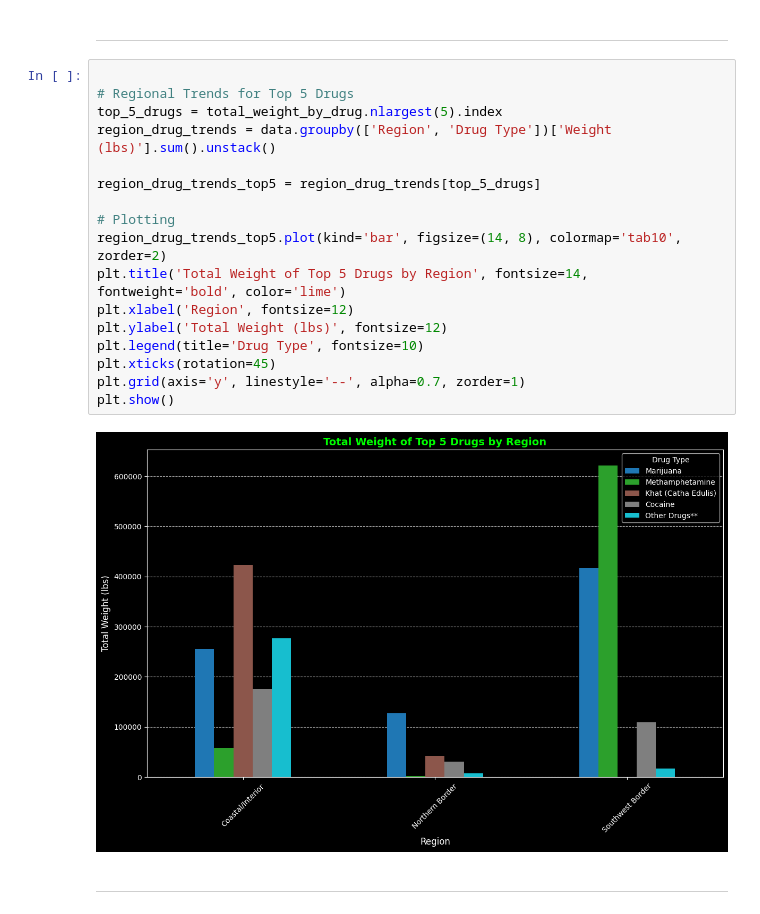
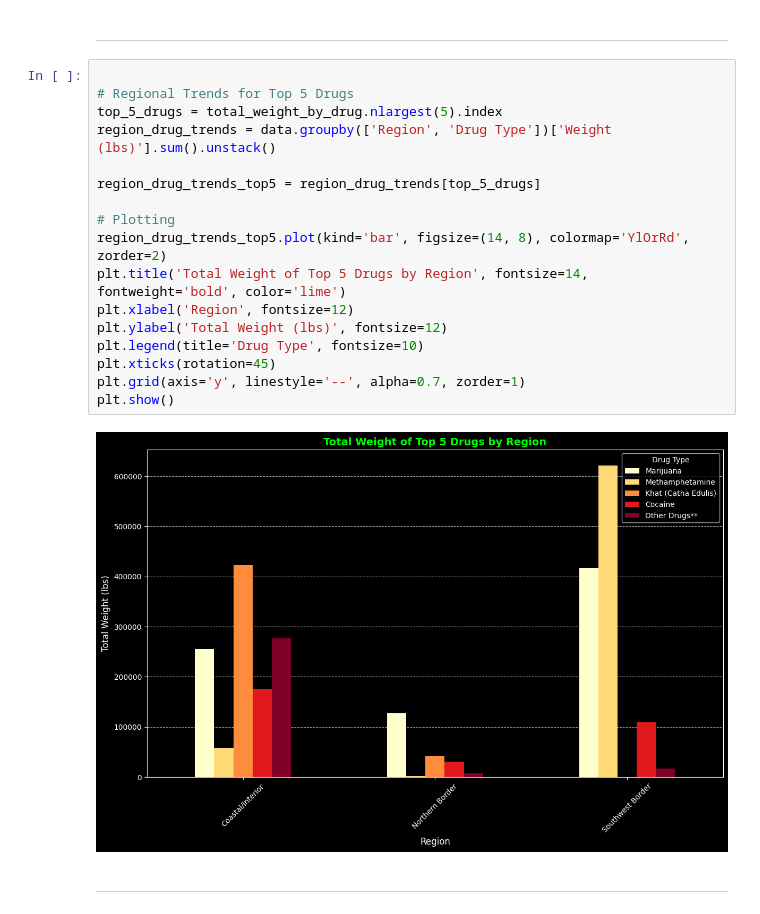
Before and after one commit to devarshh/Drug-Data-Analysis, a Jupyter notebook: EDA_Nationwide_Drug_Seizures.ipynb, the cells around one changed output. Cells and saved outputs as stored; diff of their text form.

```diff
--- a/EDA_Nationwide_Drug_Seizures.ipynb
+++ b/EDA_Nationwide_Drug_Seizures.ipynb
@@ -116,22 +114,22 @@ The bar chart above illustrates the total weight of different drug types seized,
 # %%
 
 # Regional Trends for Top 5 Drugs
 top_5_drugs = total_weight_by_drug.nlargest(5).index
 region_drug_trends = data.groupby(['Region', 'Drug Type'])['Weight (lbs)'].sum().unstack()
 
 region_drug_trends_top5 = region_drug_trends[top_5_drugs]
 
 # Plotting
-region_drug_trends_top5.plot(kind='bar', figsize=(14, 8), colormap='tab10', zorder=2)
+region_drug_trends_top5.plot(kind='bar', figsize=(14, 8), colormap='YlOrRd', zorder=2)
 plt.title('Total Weight of Top 5 Drugs by Region', fontsize=14, fontweight='bold', color='lime')
 plt.xlabel('Region', fontsize=12)
 plt.ylabel('Total Weight (lbs)', fontsize=12)
 plt.legend(title='Drug Type', fontsize=10)
 plt.xticks(rotation=45)
 plt.grid(axis='y', linestyle='--', alpha=0.7, zorder=1)
 plt.show()
 # %% [output]
-[figure, old version]
+[figure, new version]
 # %% [markdown]
 ---
 # %% [markdown]
```
Also changed, not shown: parts of 6 cells of this notebook.
